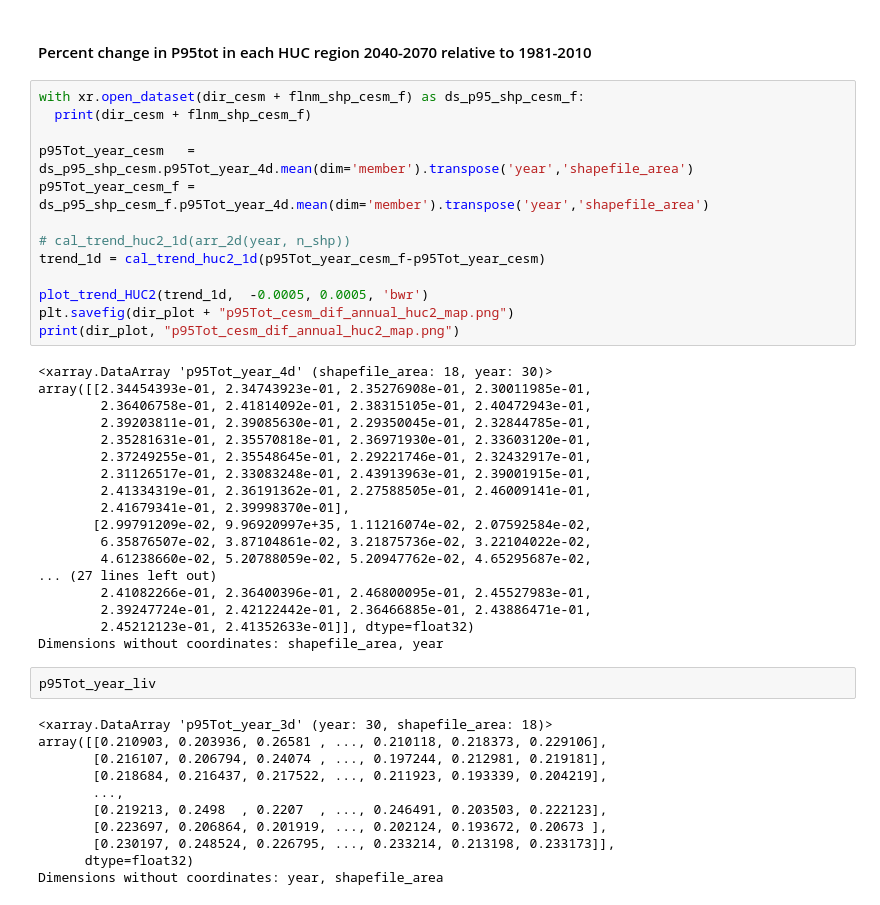
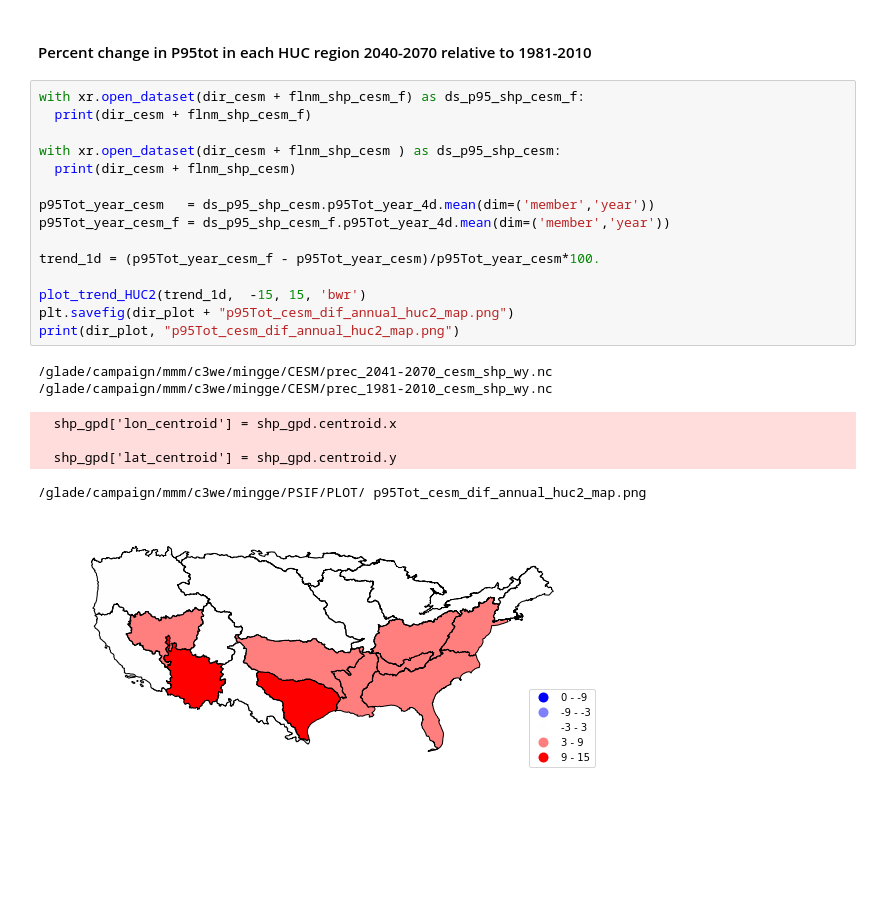
Before and after one commit to ming80302/PSIF, a Jupyter notebook: prec_huc2_cesm_livneh_paper_2.ipynb, the cells around one changed output. Drawn from its saved outputs; the diff is of its cells as text; blank space fills up the shorter version.

```diff
--- a/prec_huc2_cesm_livneh_paper_2.ipynb
+++ b/prec_huc2_cesm_livneh_paper_2.ipynb
@@ -368,44 +368,23 @@ print(dir_plot, "p95Tot_cesm_annual_huc2_map.png")
 # %%
 with xr.open_dataset(dir_cesm + flnm_shp_cesm_f) as ds_p95_shp_cesm_f:
   print(dir_cesm + flnm_shp_cesm_f)
 
-p95Tot_year_cesm   = ds_p95_shp_cesm.p95Tot_year_4d.mean(dim='member').transpose('year','shapefile_area')
-p95Tot_year_cesm_f = ds_p95_shp_cesm_f.p95Tot_year_4d.mean(dim='member').transpose('year','shapefile_area')
+with xr.open_dataset(dir_cesm + flnm_shp_cesm ) as ds_p95_shp_cesm:
+  print(dir_cesm + flnm_shp_cesm)
 
-# cal_trend_huc2_1d(arr_2d(year, n_shp))
-trend_1d = cal_trend_huc2_1d(p95Tot_year_cesm_f-p95Tot_year_cesm)
+p95Tot_year_cesm   = ds_p95_shp_cesm.p95Tot_year_4d.mean(dim=('member','year'))
+p95Tot_year_cesm_f = ds_p95_shp_cesm_f.p95Tot_year_4d.mean(dim=('member','year'))
 
-plot_trend_HUC2(trend_1d,  -0.0005, 0.0005, 'bwr')
+trend_1d = (p95Tot_year_cesm_f - p95Tot_year_cesm)/p95Tot_year_cesm*100.
+
+plot_trend_HUC2(trend_1d,  -15, 15, 'bwr')
 plt.savefig(dir_plot + "p95Tot_cesm_dif_annual_huc2_map.png")
 print(dir_plot, "p95Tot_cesm_dif_annual_huc2_map.png")
 # %% [output]
-<xarray.DataArray 'p95Tot_year_4d' (shapefile_area: 18, year: 30)>
-array([[2.34454393e-01, 2.34743923e-01, 2.35276908e-01, 2.30011985e-01,
-        2.36406758e-01, 2.41814092e-01, 2.38315105e-01, 2.40472943e-01,
-        2.39203811e-01, 2.39085630e-01, 2.29350045e-01, 2.32844785e-01,
-        2.35281631e-01, 2.35570818e-01, 2.36971930e-01, 2.33603120e-01,
-        2.37249255e-01, 2.35548645e-01, 2.29221746e-01, 2.32432917e-01,
-        2.31126517e-01, 2.33083248e-01, 2.43913963e-01, 2.39001915e-01,
-        2.41334319e-01, 2.36191362e-01, 2.27588505e-01, 2.46009141e-01,
-        2.41679341e-01, 2.39998370e-01],
-       [2.99791209e-02, 9.96920997e+35, 1.11216074e-02, 2.07592584e-02,
-        6.35876507e-02, 3.87104861e-02, 3.21875736e-02, 3.22104022e-02,
-        4.61238660e-02, 5.20788059e-02, 5.20947762e-02, 4.65295687e-02,
-... (27 lines left out)
-        2.41082266e-01, 2.36400396e-01, 2.46800095e-01, 2.45527983e-01,
-        2.39247724e-01, 2.42122442e-01, 2.36466885e-01, 2.43886471e-01,
-        2.45212123e-01, 2.41352633e-01]], dtype=float32)
-Dimensions without coordinates: shapefile_area, year
+/glade/campaign/mmm/c3we/mingge/CESM/prec_2041-2070_cesm_shp_wy.nc
+/glade/campaign/mmm/c3we/mingge/CESM/prec_1981-2010_cesm_shp_wy.nc
+  shp_gpd['lon_centroid'] = shp_gpd.centroid.x
+
+  shp_gpd['lat_centroid'] = shp_gpd.centroid.y
+/glade/campaign/mmm/c3we/mingge/PSIF/PLOT/ p95Tot_cesm_dif_annual_huc2_map.png
+[figure, added]
-# %%
-p95Tot_year_liv
-# %% [output]
-<xarray.DataArray 'p95Tot_year_3d' (year: 30, shapefile_area: 18)>
-array([[0.210903, 0.203936, 0.26581 , ..., 0.210118, 0.218373, 0.229106],
-       [0.216107, 0.206794, 0.24074 , ..., 0.197244, 0.212981, 0.219181],
-       [0.218684, 0.216437, 0.217522, ..., 0.211923, 0.193339, 0.204219],
-       ...,
-       [0.219213, 0.2498  , 0.2207  , ..., 0.246491, 0.203503, 0.222123],
-       [0.223697, 0.206864, 0.201919, ..., 0.202124, 0.193672, 0.20673 ],
-       [0.230197, 0.248524, 0.226795, ..., 0.233214, 0.213198, 0.233173]],
-      dtype=float32)
-Dimensions without coordinates: year, shapefile_area
```
Also changed, not shown: parts of 7 cells of this notebook.
